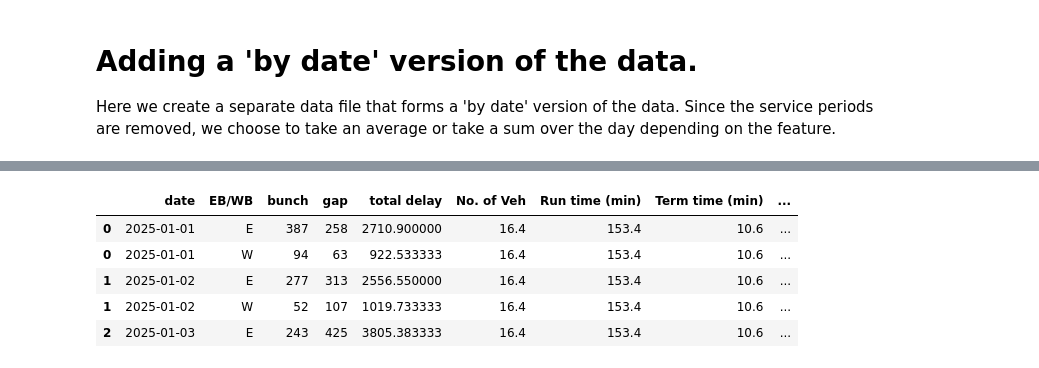
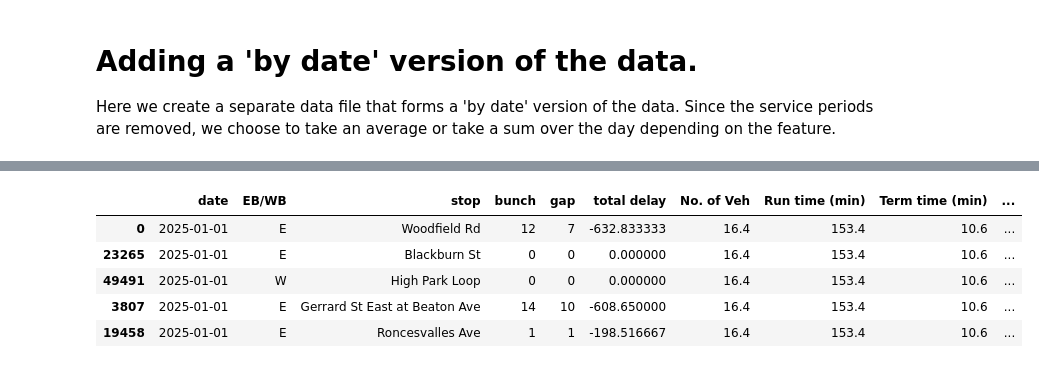
Before and after one commit to Erdos-Projects/spring-2026-predicting-streetcar-delays, a Jupyter notebook: data_processing/schedule_data_cleanup.ipynb, the cells around one changed output, grey strips where cells are left out. Saved outputs shown, nothing was run; the diff lists cells and outputs as text; code cells hidden in the pictures.

```diff
--- a/data_processing/schedule_data_cleanup.ipynb
+++ b/data_processing/schedule_data_cleanup.ipynb
@@ -382,18 +347,0 @@ average_columns = ['No. of Veh', 'Run time (min)', 'Term time (min)', 'Avg. spd
-# %%
-for column in count_columns:
-    daily_df[column] = daily_df.apply(lambda x: count_feature(x['date'], x['EB/WB'], column), axis=1)
-
-for column in average_columns:
-    main_df[column] = main_df[column].apply(lambda x: float(x))
-    daily_df[column] = daily_df.apply(lambda x: average_feature(x['date'], x['EB/WB'], column), axis=1)
-
-daily_df['Interruption'] = daily_df.apply(lambda x: count_interruption(x['date'], x['EB/WB']), axis=1)
-
-daily_df.head()
-# %% [output]
-|  | date | EB/WB | bunch | gap | total delay | No. of Veh | Run time (min) | Term time (min) | ... |
-| 0 | 2025-01-01 | E | 387 | 258 | 2710.900000 | 16.4 | 153.4 | 10.6 | ... |
-| 0 | 2025-01-01 | W | 94 | 63 | 922.533333 | 16.4 | 153.4 | 10.6 | ... |
-| 1 | 2025-01-02 | E | 277 | 313 | 2556.550000 | 16.4 | 153.4 | 10.6 | ... |
-| 1 | 2025-01-02 | W | 52 | 107 | 1019.733333 | 16.4 | 153.4 | 10.6 | ... |
-| 2 | 2025-01-03 | E | 243 | 425 | 3805.383333 | 16.4 | 153.4 | 10.6 | ... |
@@ -401,0 +348,7 @@ to_csv(daily_df,f'../data/schedule_data/processed_data/by_day/schedule_data.csv'
+# %%
+daily_df = dict()
+stops = main_df['stop'].unique()
+
+for direction in ['E', 'W']:
+    for stop in stops:
+        daily_df[direction, stop] = pd.DataFrame()
@@ -401,0 +375,11 @@ to_csv(daily_df,f'../data/schedule_data/processed_data/by_day/schedule_data.csv'
+# %%
+first_date = main_df['date'].min()
+last_date = main_df['date'].max()
+
+timeframe = (last_date - first_date).days
+
+for dir in ['E','W']:
+    for stop in stops:
+        daily_df[dir, stop]['date'] = [first_date+pd.Timedelta(days=k) for k in range(timeframe)]
+        daily_df[dir, stop]['EB/WB'] = [dir for _ in range(timeframe)]
+        daily_df[dir, stop]['stop'] = [stop for _ in range(timeframe)]
@@ -401,0 +390,23 @@ to_csv(daily_df,f'../data/schedule_data/processed_data/by_day/schedule_data.csv'
+# %%
+for dir in ['E','W']:
+    for stop in stops:
+        current_df = main_df[(main_df['EB/WB'] == dir)&(main_df['stop'] == stop)]
+        for column in count_columns:
+            daily_df[dir, stop][column] = daily_df[dir, stop].apply(lambda x: count_feature(x['date'], column, current_df), axis=1)
+
+        for column in average_columns:
+            daily_df[dir, stop][column] = daily_df[dir, stop].apply(lambda x: average_feature(x['date'], column, current_df), axis=1)
+
+        daily_df[dir, stop]['Interruption'] = daily_df[dir, stop].apply(lambda x: count_interruption(x['date'], current_df), axis=1)
+
+daily_df = pd.concat(list(daily_df.values()), ignore_index=True)
+# %%
+daily_df = daily_df.sort_values(by='date', axis=0)
+daily_df.head()
+# %% [output]
+|  | date | EB/WB | stop | bunch | gap | total delay | No. of Veh | Run time (min) | Term time (min) | ... |
+| 0 | 2025-01-01 | E | Woodfield Rd | 12 | 7 | -632.833333 | 16.4 | 153.4 | 10.6 | ... |
+| 23265 | 2025-01-01 | E | Blackburn St | 0 | 0 | 0.000000 | 16.4 | 153.4 | 10.6 | ... |
+| 49491 | 2025-01-01 | W | High Park Loop | 0 | 0 | 0.000000 | 16.4 | 153.4 | 10.6 | ... |
+| 3807 | 2025-01-01 | E | Gerrard St East at Beaton Ave | 14 | 10 | -608.650000 | 16.4 | 153.4 | 10.6 | ... |
+| 19458 | 2025-01-01 | E | Roncesvalles Ave | 1 | 1 | -198.516667 | 16.4 | 153.4 | 10.6 | ... |
```
Also changed, not shown: parts of 42 cells of this notebook, 26 other files.
